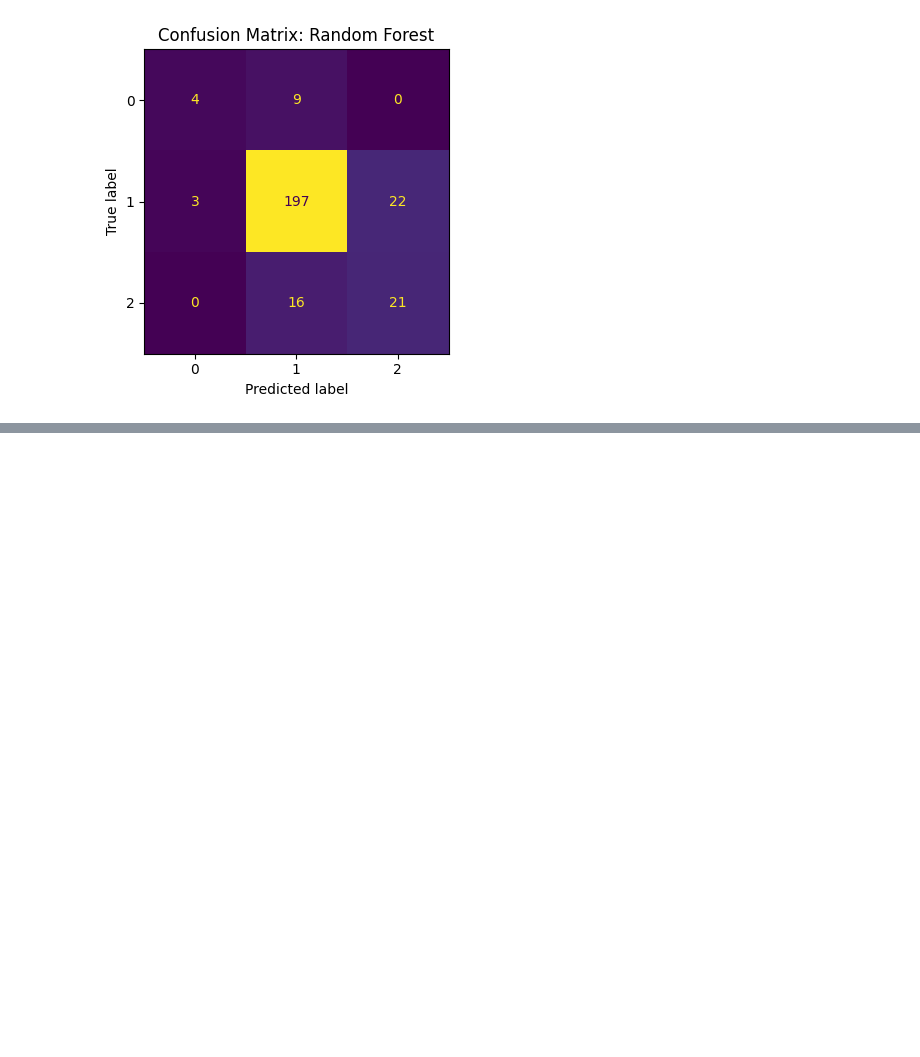
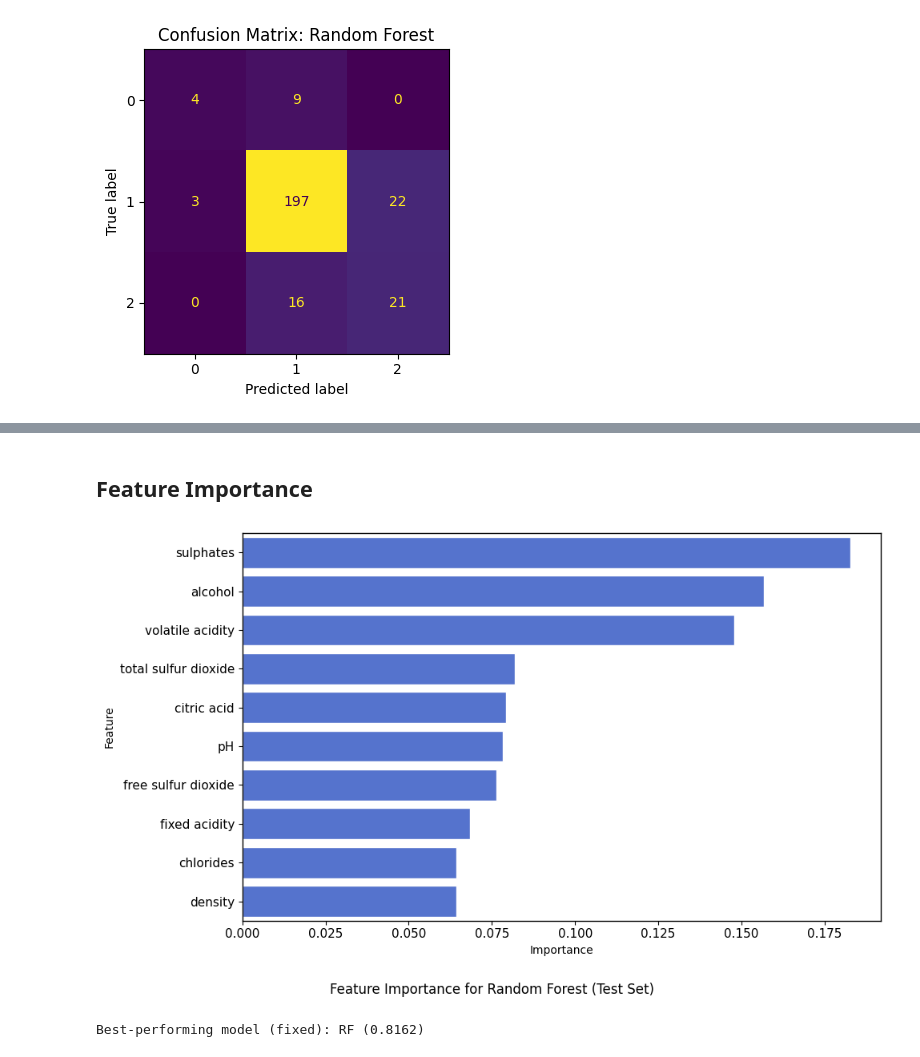
Before and after one commit to Priceaj89/DATA6550-Bias-Reproducibility, a Jupyter notebook: CODE/PRICE/Wine_reproduceability_AlexanderPrice.ipynb, the cells around one changed output, grey strips where cells are left out. Cells and saved outputs as stored; diff of their text form; code cells hidden in the pictures; blank space fills up the shorter version.

```diff
--- a/CODE/PRICE/Wine_reproduceability_AlexanderPrice.ipynb
+++ b/CODE/PRICE/Wine_reproduceability_AlexanderPrice.ipynb
@@ -1226,0 +1533,48 @@ plot_confusion_matrix_single(y_test_rf, y_pred_rf, model_name='Random Forest', c
+# %% [markdown]
+## Feature Importance
+# %%
+feature_names = X.columns.tolist()
+
+# Use the already-trained optimal Random Forest model directly.
+best_model_name = 'RF'
+best_model_score = rf_optimal_acc_test
+best_model = random_forest_model_optimal
+
+importance_df = pd.DataFrame({
+    'Feature': feature_names,
+    'Importance': best_model.feature_importances_
+}).sort_values('Importance', ascending=False)
+
+# Horizontal bar chart using seaborn.
+fig, ax = plt.subplots(figsize=(10, 6), facecolor='white')
+ax.set_facecolor('white')
+sns.barplot(
+    data=importance_df,
+    y='Feature',
+    x='Importance',
+    orient='h',
+    color='lightblue',
+    edgecolor='white',
+    ax=ax
+)
+ax.set_xlim(left=0)
+ax.tick_params(axis='both', labelsize=11)
+for spine in ax.spines.values():
+    spine.set_linewidth(1.0)
+
+plt.tight_layout(rect=(0, 0.07, 1, 1))
+fig.text(
+    0.5,
+    0.01,
+    'Feature Importance for Random Forest (Test Set)',
+    ha='center',
+    va='bottom',
+    fontsize=12,
+    fontfamily='serif'
+)
+plt.show()
+
+print(f"Best-performing model (fixed): {best_model_name} ({best_model_score:.4f})")
+# %% [output]
+[figure, added]
+Best-performing model (fixed): RF (0.8162)
```
Also changed, not shown: parts of 29 cells of this notebook.
